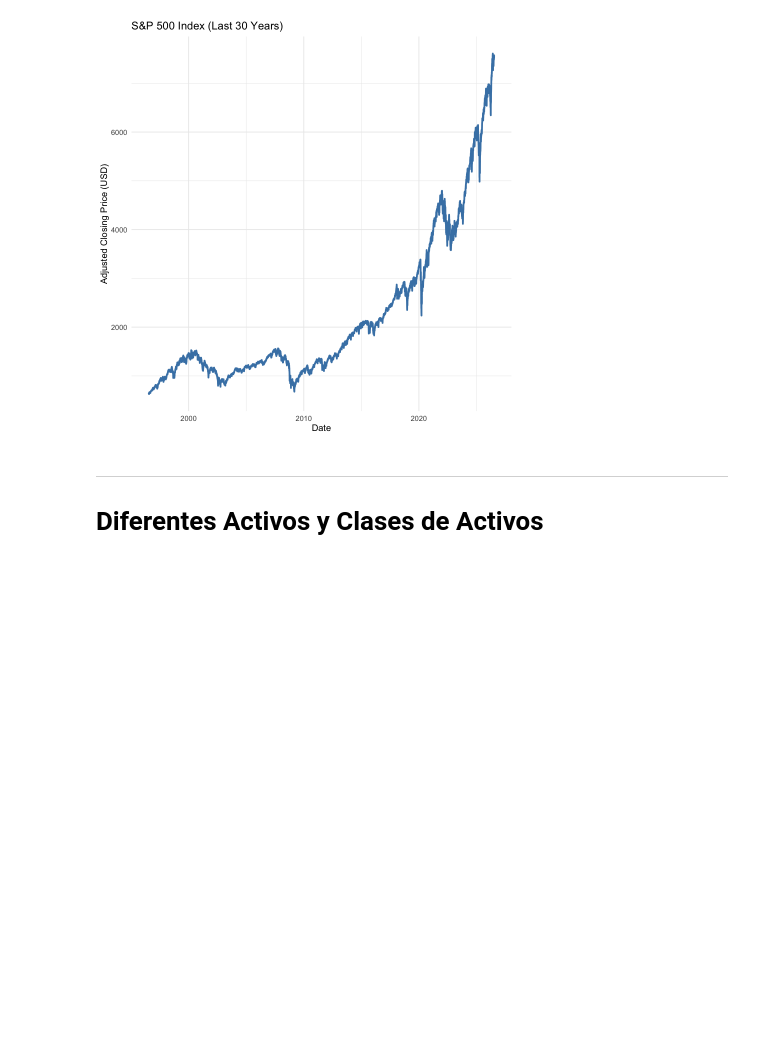
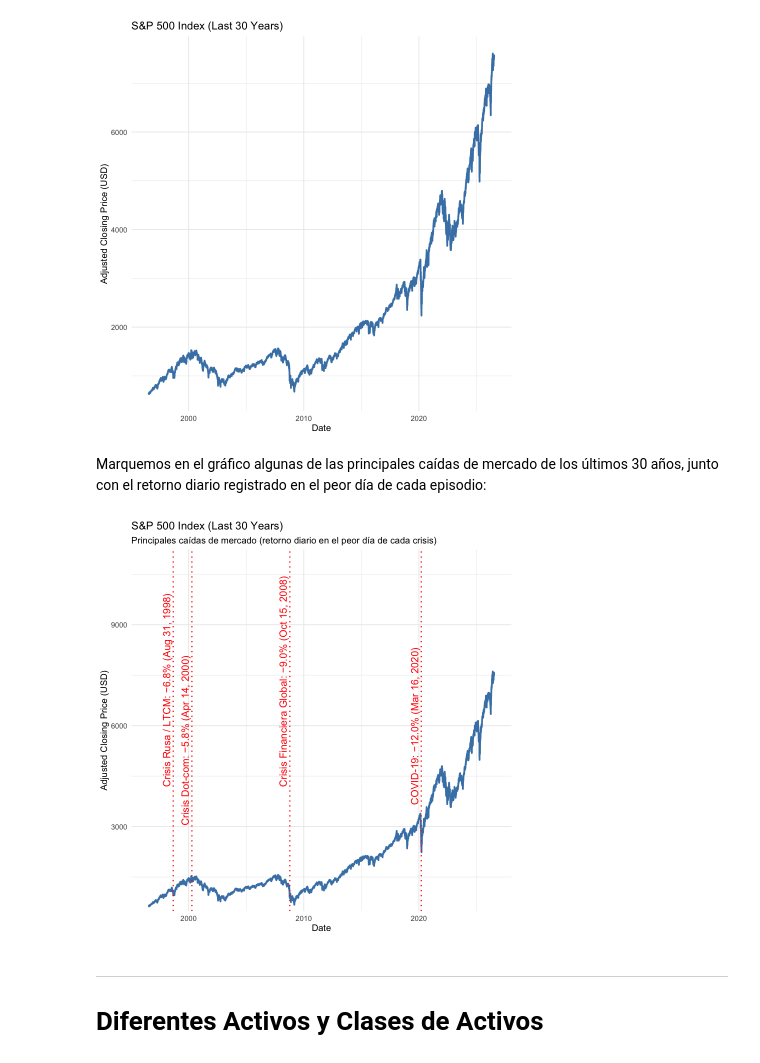
Before and after one commit to fdiaz1968/Finance-MBA, a Jupyter notebook: docs/clases/1_Riesgo_Retorno_R.ipynb, the cells around one changed output. Cells and saved outputs as stored; diff of their text form; code cells hidden in the pictures; blank space fills up the shorter version.

Commit message:
Add crash markers to the S&P 500 chart and fix label placement
Mark four major market crashes (1998 Russia/LTCM, 2000 dot-com, 2008 financial crisis, 2020 COVID) with dotted vertical lines and rotated labels showing the event, date, and worst single-day return, verified against real historical data.

Labels grow upward from their anchor (not downward) so they can never cross the price line, since nothing in the series exceeds its all-time high. Tuned heights/headroom so all four render fully without clipping or overlapping the chart.

Co-Authored-By: Claude Sonnet 5 <noreply@anthropic.com>

```diff
--- a/docs/clases/1_Riesgo_Retorno_R.ipynb
+++ b/docs/clases/1_Riesgo_Retorno_R.ipynb
@@ -343,6 +343,43 @@ sp500_data |>
   theme_minimal()
 # %% [output]
 [figure]
+# %% [markdown]
+Marquemos en el gráfico algunas de las principales caídas de mercado de los últimos 30 años, junto con el retorno diario registrado en el peor día de cada episodio:
+# %%
+# Principales caídas de mercado (peor retorno diario dentro de cada crisis)
+crash_events <- tibble(
+  date  = as.Date(c("1998-08-31", "2000-04-14", "2008-10-15", "2020-03-16")),
+  event = c("Crisis Rusa / LTCM", "Crisis Dot-com", "Crisis Financiera Global", "COVID-19"),
+  ret   = c(-0.0680, -0.0583, -0.0903, -0.1198),
+  y_frac = c(0.55, 0.40, 0.55, 0.48)
+)
+
+y_top <- max(sp500_data$adjusted, na.rm = TRUE)
+
+crash_events <- crash_events |>
+  mutate(
+    label = sprintf("%s: −%.1f%% (%s)", event, abs(ret) * 100, format(date, "%b %d, %Y")),
+    y_pos = y_frac * y_top
+  )
+
+sp500_data |>
+  ggplot(aes(x = date, y = adjusted)) +
+  geom_line(color = "steelblue", linewidth = 1) +
+  geom_vline(data = crash_events, aes(xintercept = date),
+             color = "red", linetype = "dotted", linewidth = 0.7) +
+  geom_text(data = crash_events,
+            aes(x = date, y = y_pos, label = label),
+            color = "red", angle = 90, hjust = 0, vjust = -0.4, size = 4.3) +
+  scale_y_continuous(expand = expansion(mult = c(0.02, 0.52))) +
+  labs(
+    title = "S&P 500 Index (Last 30 Years)",
+    subtitle = "Principales caídas de mercado (retorno diario en el peor día de cada crisis)",
+    x = "Date",
+    y = "Adjusted Closing Price (USD)"
+  ) +
+  theme_minimal()
+# %% [output]
+[figure, added]
 # %% [markdown]
 ---
 # Diferentes Activos y Clases de Activos
```
